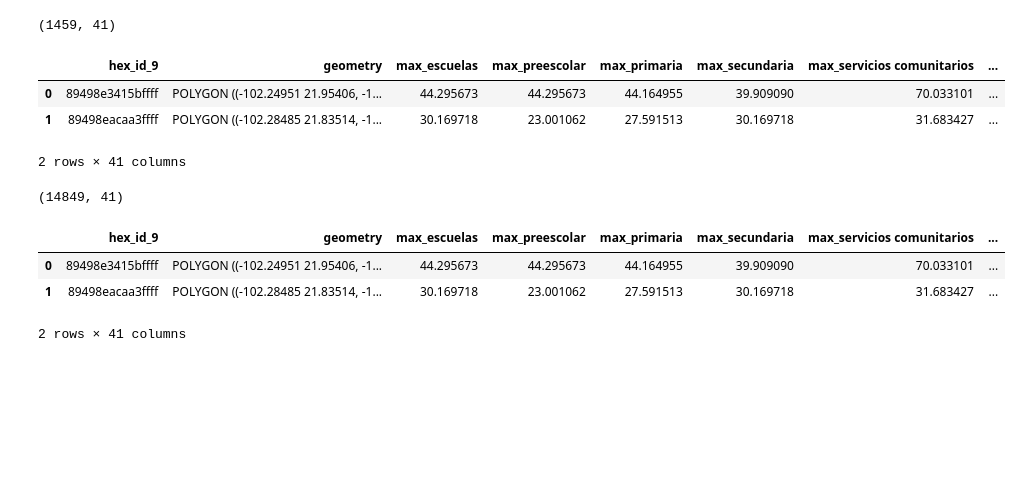
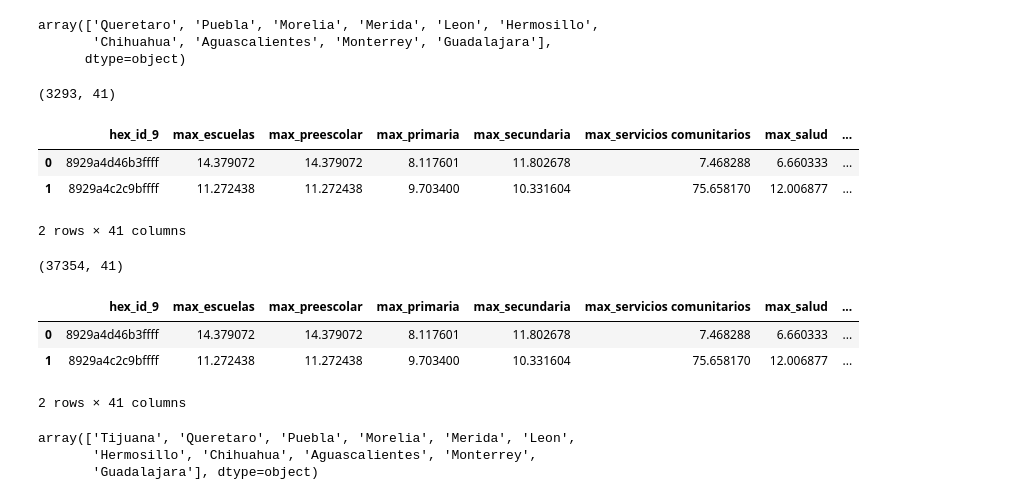
Before and after one commit to Observatorio-Ciudades/accesibilidad-urbana, a Jupyter notebook: notebooks/15_min_city/38b-15-min-index-concatenate.ipynb, the cells around one changed output. Saved outputs shown, nothing was run; the diff lists cells and outputs as text; code cells hidden in the pictures; blank space fills up the shorter version.

Commit message:
prox_indexanalysis_citiesvisor

```diff
--- a/notebooks/15_min_city/38b-15-min-index-concatenate.ipynb
+++ b/notebooks/15_min_city/38b-15-min-index-concatenate.ipynb
@@ -30,28 +41,37 @@ prox_all.head(2)
+# %%
+prox_all.city.unique()
+# %% [output]
+array(['Queretaro', 'Puebla', 'Morelia', 'Merida', 'Leon', 'Hermosillo',
+       'Chihuahua', 'Aguascalientes', 'Monterrey', 'Guadalajara'],
+      dtype=object)
 # %%
-#Folder names from database
-prox_schema = 'prox_analysis'
-prox_table = 'proximityanalysis_hexres9_zmvm'
+city = 'Tijuana'
 
-query = f"SELECT * FROM {prox_schema}.{prox_table}"
-prox_zmvm = aup.gdf_from_query(query, geometry_col='geometry')
+prox_city = gpd.read_file("../../data/external/temporal_fromjupyter/proximityanalysis_hexres9_{}.gpkg".format(city.lower(),))
 
-print(prox_zmvm.shape)
-prox_zmvm.head(2)
+print(prox_city.shape)
+prox_city.head(2)
 # %% [output]
-(1459, 41)
+(3293, 41)
-|  | hex_id_9 | geometry | max_escuelas | max_preescolar | max_primaria | max_secundaria | max_servicios comunitarios | ... |
-| 0 | 89498e3415bffff | POLYGON ((-102.24951 21.95406, -1... | 44.295673 | 44.295673 | 44.164955 | 39.909090 | 70.033101 | ... |
-| 1 | 89498eacaa3ffff | POLYGON ((-102.28485 21.83514, -1... | 30.169718 | 23.001062 | 27.591513 | 30.169718 | 31.683427 | ... |
+|  | hex_id_9 | max_escuelas | max_preescolar | max_primaria | max_secundaria | max_servicios comunitarios | max_salud | ... |
+| 0 | 8929a4d46b3ffff | 14.379072 | 14.379072 | 8.117601 | 11.802678 | 7.468288 | 6.660333 | ... |
+| 1 | 8929a4c2c9bffff | 11.272438 | 11.272438 | 9.703400 | 10.331604 | 75.658170 | 12.006877 | ... |
 2 rows × 41 columns
 # %%
-dfs = [prox_zmvm,prox_all]
+dfs = [prox_city,prox_all]
 prox = pd.concat(dfs)
 
 print(prox.shape)
 prox.head(2)
 # %% [output]
-(14849, 41)
+(37354, 41)
-|  | hex_id_9 | geometry | max_escuelas | max_preescolar | max_primaria | max_secundaria | max_servicios comunitarios | ... |
-| 0 | 89498e3415bffff | POLYGON ((-102.24951 21.95406, -1... | 44.295673 | 44.295673 | 44.164955 | 39.909090 | 70.033101 | ... |
-| 1 | 89498eacaa3ffff | POLYGON ((-102.28485 21.83514, -1... | 30.169718 | 23.001062 | 27.591513 | 30.169718 | 31.683427 | ... |
+|  | hex_id_9 | max_escuelas | max_preescolar | max_primaria | max_secundaria | max_servicios comunitarios | max_salud | ... |
+| 0 | 8929a4d46b3ffff | 14.379072 | 14.379072 | 8.117601 | 11.802678 | 7.468288 | 6.660333 | ... |
+| 1 | 8929a4c2c9bffff | 11.272438 | 11.272438 | 9.703400 | 10.331604 | 75.658170 | 12.006877 | ... |
 2 rows × 41 columns
+# %%
+prox.city.unique()
+# %% [output]
+array(['Tijuana', 'Queretaro', 'Puebla', 'Morelia', 'Merida', 'Leon',
+       'Hermosillo', 'Chihuahua', 'Aguascalientes', 'Monterrey',
+       'Guadalajara'], dtype=object)
```
Also changed, not shown: parts of 3 cells of this notebook, 1 other file.
